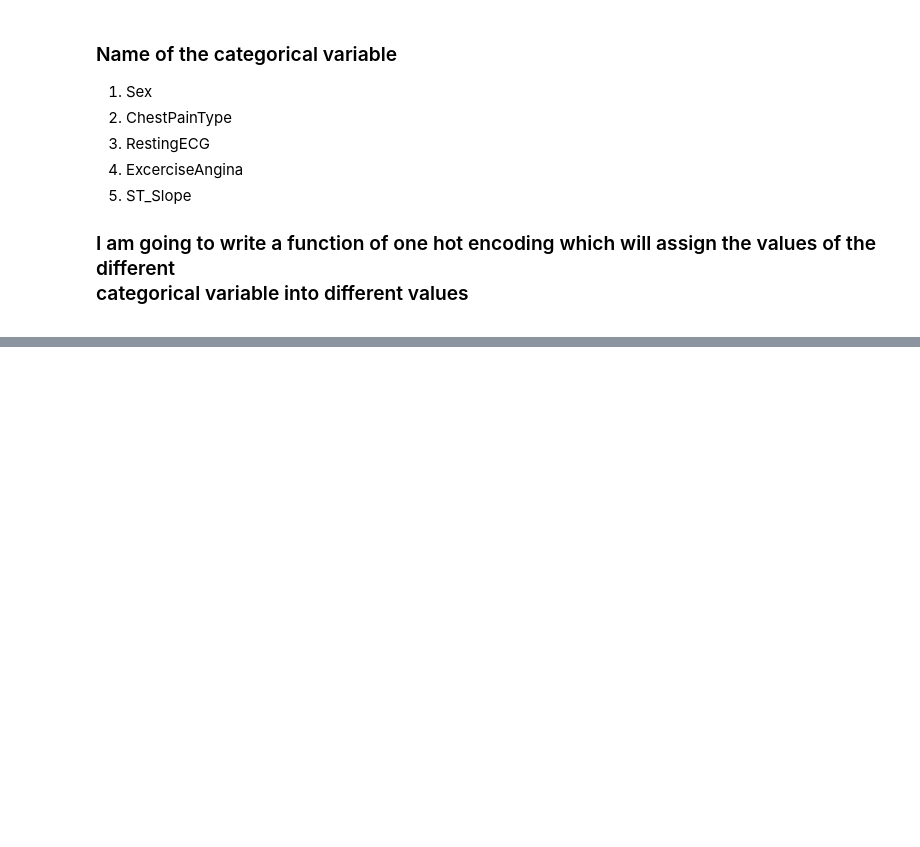
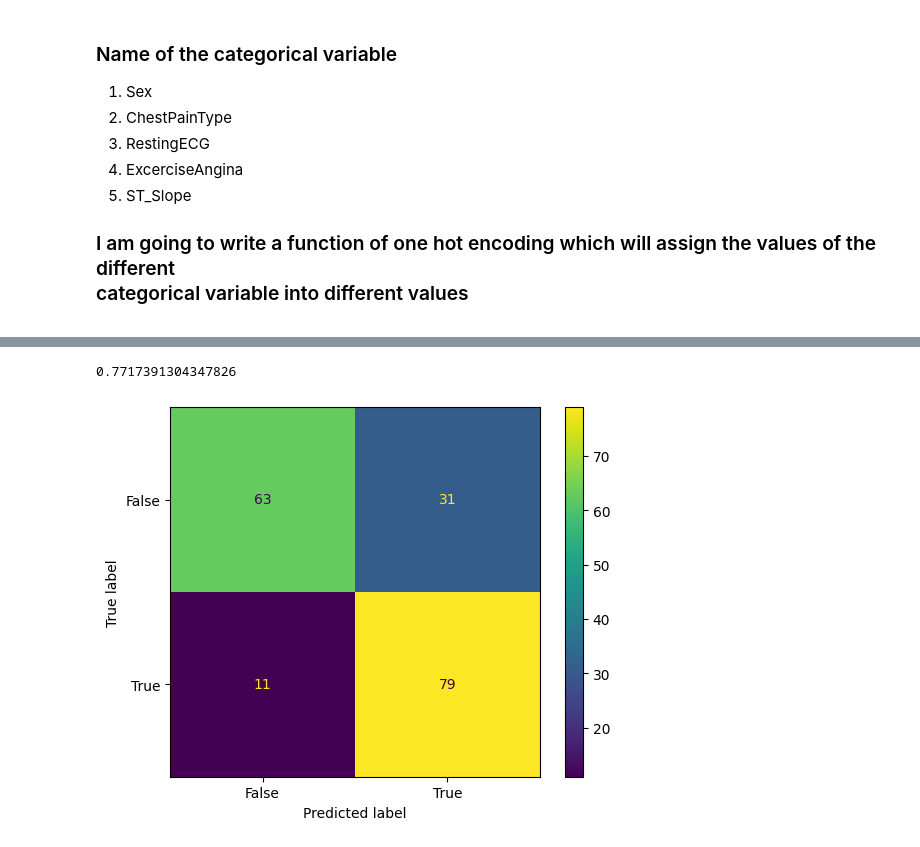
Before and after one commit to dollatrahul/Heart-Disease-Prediction, a Jupyter notebook: HeartDiseasePredictionModel.ipynb, the cells around one changed output, grey strips where cells are left out. Cells and saved outputs as stored; diff of their text form; code cells hidden in the pictures; blank space fills up the shorter version.

```diff
--- a/HeartDiseasePredictionModel.ipynb
+++ b/HeartDiseasePredictionModel.ipynb
@@ -234,0 +406,17 @@ def oh_encoder(col):
+# %%
+from matplotlib import pyplot as plt
+from sklearn.metrics import accuracy_score
+from sklearn.metrics import confusion_matrix
+from sklearn import metrics
+
+
+
+
+print(accuracy_score(arr,y_test))
+model1=confusion_matrix(arr,y_test)
+cm_display = metrics.ConfusionMatrixDisplay(confusion_matrix = model1, display_labels = [False, True])
+cm_display.plot()
+plt.show()
+# %% [output]
+0.7717391304347826
+[figure, added]
```
Also changed, not shown: parts of 67 cells of this notebook.
